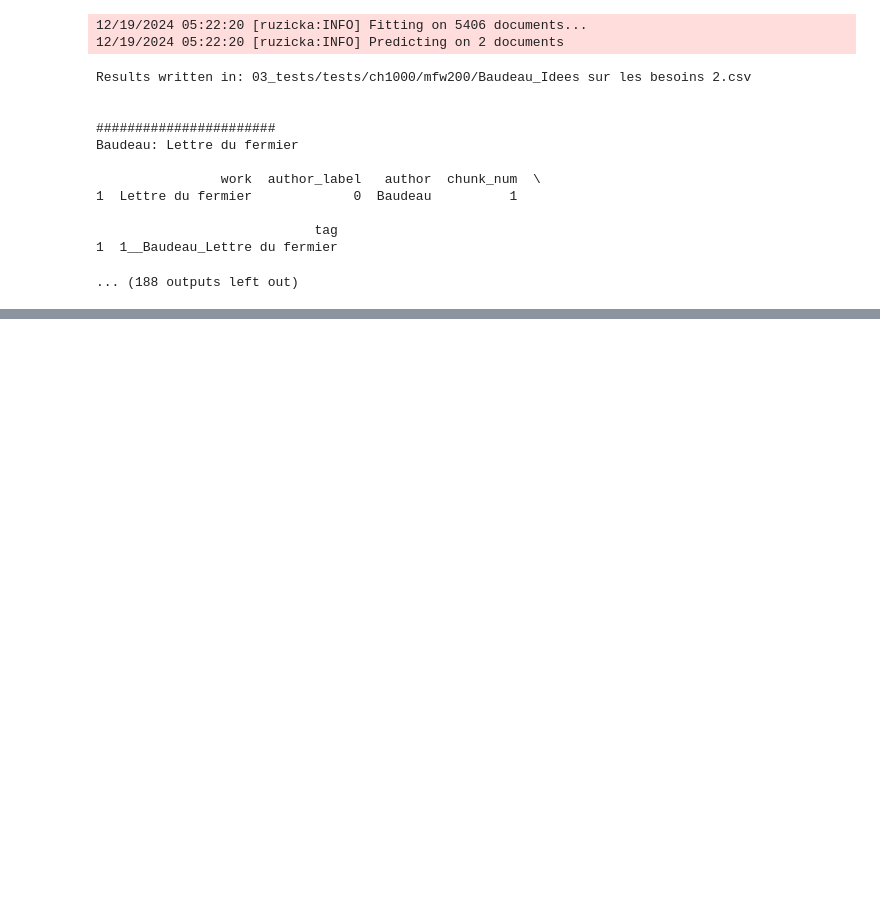
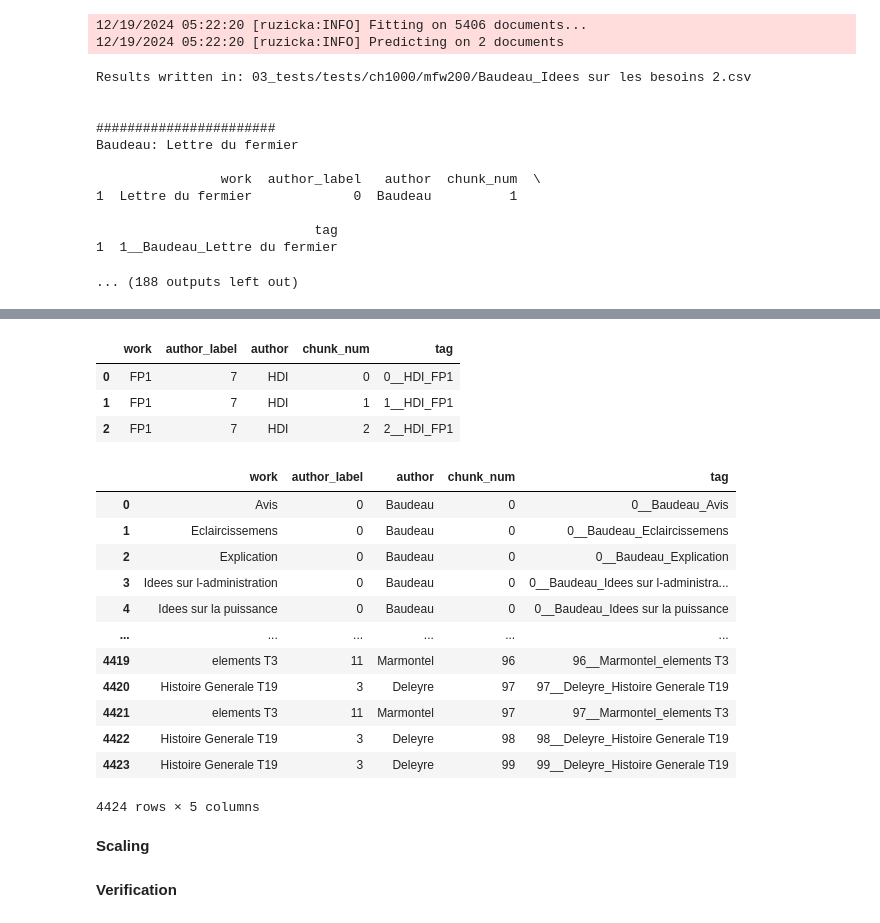
Before and after one commit to tonyamart/hdi_diderot, a Jupyter notebook: scr/03_ground-truth.ipynb, the cells around one changed output, grey strips where cells are left out. Saved outputs shown, nothing was run; the diff lists cells and outputs as text; code cells hidden in the pictures; blank space fills up the shorter version.

```diff
--- a/scr/03_ground-truth.ipynb
+++ b/scr/03_ground-truth.ipynb
@@ -221,0 +289,33 @@ Baudeau: Lettre du fermier
+# %%
+# select an "unknown" work
+
+problems = raw_df[raw_df.work == "FP1"].reset_index(drop=True).copy()
+problems_X = X[raw_df.work == "FP1"].reset_index(drop=True).copy()
+problems
+# %% [output]
+|  | work | author_label | author | chunk_num | tag |
+| 0 | FP1 | 7 | HDI | 0 | 0__HDI_FP1 |
+| 1 | FP1 | 7 | HDI | 1 | 1__HDI_FP1 |
+| 2 | FP1 | 7 | HDI | 2 | 2__HDI_FP1 |
+# %%
+# extract the rest of the corpus
+
+rest = raw_df[raw_df.work != "FP1"].reset_index(drop=True).copy()
+rest_X = X[raw_df.work != "FP1"].reset_index(drop = True).copy()
+rest
+# %% [output]
+|  | work | author_label | author | chunk_num | tag |
+| 0 | Avis | 0 | Baudeau | 0 | 0__Baudeau_Avis |
+| 1 | Eclaircissemens | 0 | Baudeau | 0 | 0__Baudeau_Eclaircissemens |
+| 2 | Explication | 0 | Baudeau | 0 | 0__Baudeau_Explication |
+| 3 | Idees sur l-administration | 0 | Baudeau | 0 | 0__Baudeau_Idees sur l-administra... |
+| 4 | Idees sur la puissance | 0 | Baudeau | 0 | 0__Baudeau_Idees sur la puissance |
+| ... | ... | ... | ... | ... | ... |
+| 4419 | elements T3 | 11 | Marmontel | 96 | 96__Marmontel_elements T3 |
+| 4420 | Histoire Generale T19 | 3 | Deleyre | 97 | 97__Deleyre_Histoire Generale T19 |
+| 4421 | elements T3 | 11 | Marmontel | 97 | 97__Marmontel_elements T3 |
+| 4422 | Histoire Generale T19 | 3 | Deleyre | 98 | 98__Deleyre_Histoire Generale T19 |
+| 4423 | Histoire Generale T19 | 3 | Deleyre | 99 | 99__Deleyre_Histoire Generale T19 |
+4424 rows × 5 columns
+# %% [markdown]
+**Scaling**
@@ -221,0 +327,2 @@ Baudeau: Lettre du fermier
+# %% [markdown]
+**Verification**
```
Also changed, not shown: parts of 12 cells of this notebook, 31 other files.
